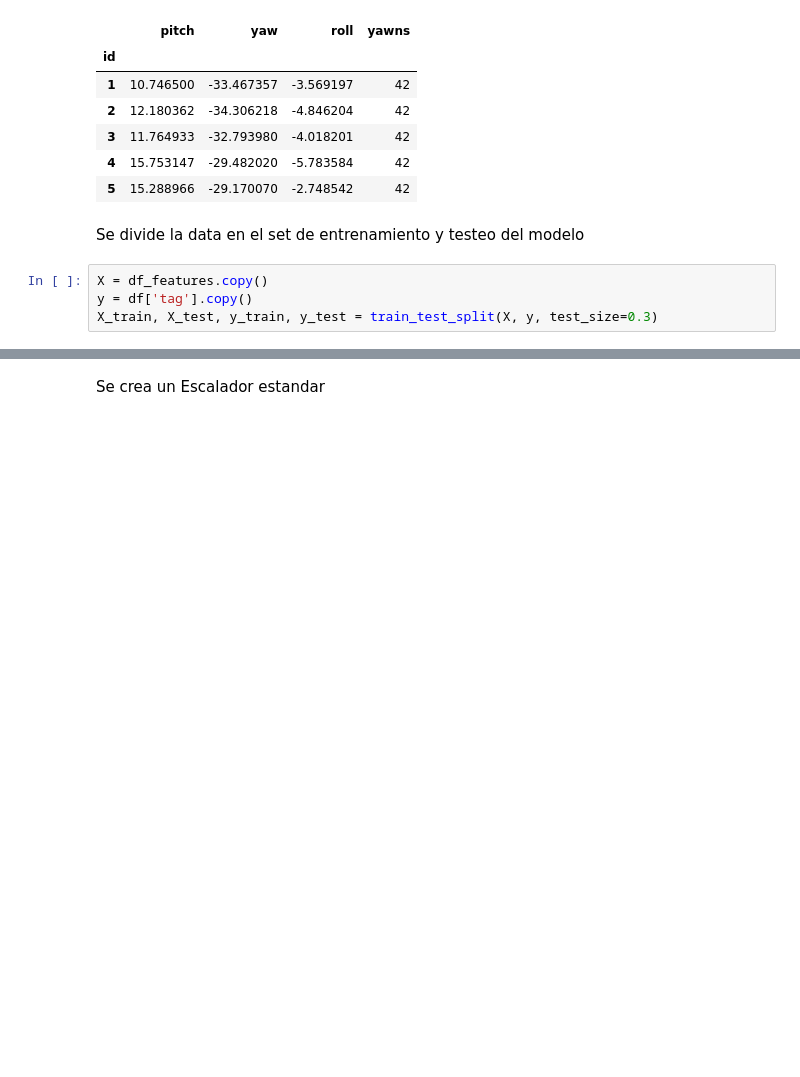
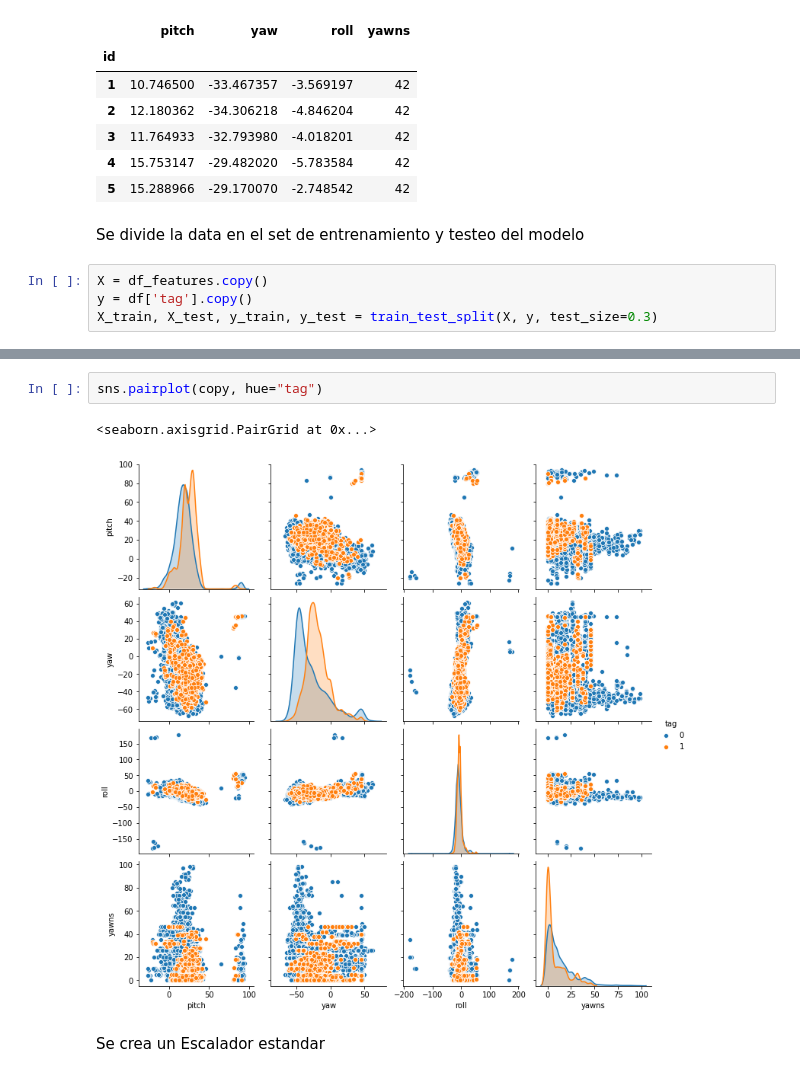
Before and after one commit to Boso123/MLcourseFatiga, a Jupyter notebook: randomforest.ipynb, the cells around one changed output, grey strips where cells are left out. Saved outputs shown, nothing was run; the diff lists cells and outputs as text; blank space fills up the shorter version.

```diff
--- a/randomforest.ipynb
+++ b/randomforest.ipynb
@@ -211,3 +248,8 @@ X_train, X_test, y_train, y_test = train_test_split(X, y, test_size=0.3)
+# %%
+sns.pairplot(copy, hue="tag")
+# %% [output]
+<seaborn.axisgrid.PairGrid at 0x...>
+[figure, added]
 # %% [markdown]
 Se crea un Escalador estandar
 # %%
```
Also changed, not shown: parts of 21 cells of this notebook.
